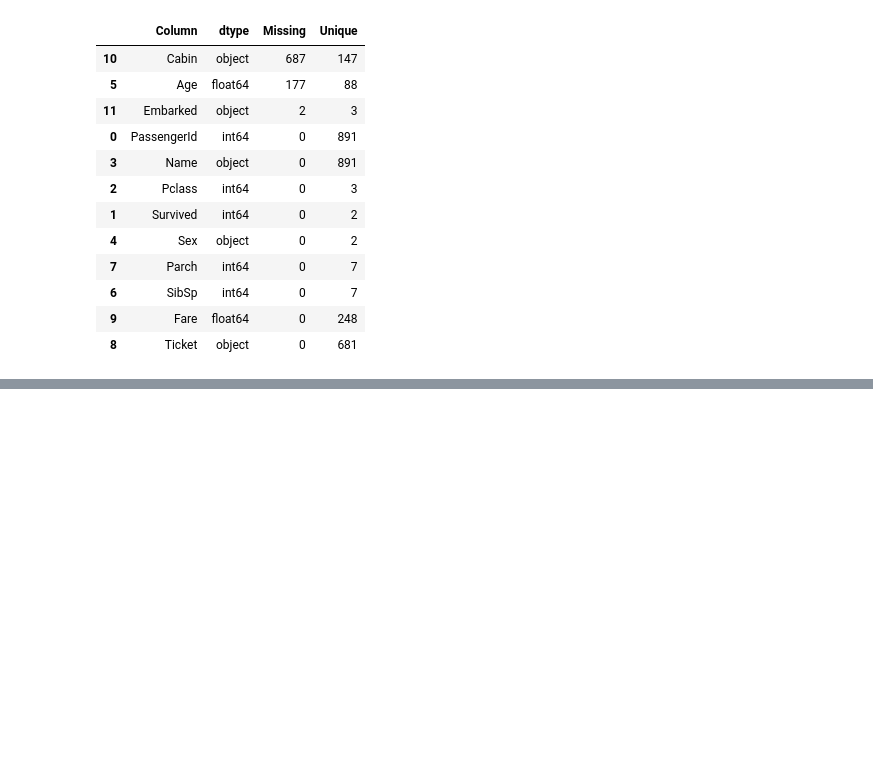
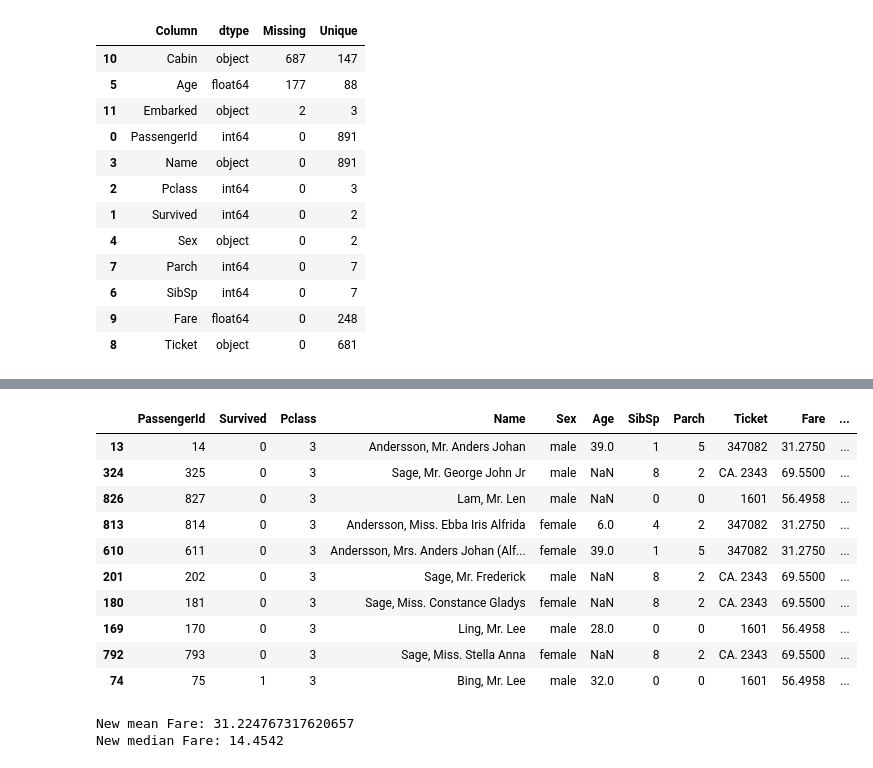
Before and after one commit to dhruvsahu007/titanic_data, a Jupyter notebook: titanic_pandas_assignment.ipynb, the cells around one changed output, grey strips where cells are left out. Cells and saved outputs as stored; diff of their text form; code cells hidden in the pictures; blank space fills up the shorter version.

```diff
--- a/titanic_pandas_assignment.ipynb
+++ b/titanic_pandas_assignment.ipynb
@@ -58,0 +139,14 @@ summary.sort_values("Missing", ascending=False)
+# %%
+#6. Missing value imputation (Age)
+
+df["Age_imputed"] = df["Age"]
+
+medians = df.groupby(["Pclass", "Sex"])["Age"].median()
+
+for (pclass, sex), median in medians.items():
+    df.loc[(df["Age_imputed"].isna()) &
+           (df["Pclass"] == pclass) &
+           (df["Sex"] == sex), "Age_imputed"] = median
+
+print("Missing before:", df["Age"].isna().sum())
+print("Missing after:", df["Age_imputed"].isna().sum())
@@ -58,0 +156,6 @@ summary.sort_values("Missing", ascending=False)
+# %%
+#7. Feature extraction from text (Title)
+
+df["Title"] = df["Name"].str.extract(r",\s*([^\.]+)\.")
+
+df["Title"].value_counts()
@@ -58,0 +182,7 @@ summary.sort_values("Missing", ascending=False)
+# %%
+#8. Family size & IsAlone
+
+df["FamilySize"] = df["SibSp"] + df["Parch"] + 1
+df["IsAlone"] = df["FamilySize"] == 1
+
+df.groupby("IsAlone")["Survived"].mean()
@@ -58,0 +212,7 @@ summary.sort_values("Missing", ascending=False)
+# %%
+#10. String cleaning & parsing (Cabin)
+
+df["Cabin"] = df["Cabin"].fillna("Unknown")
+df["CabinDeck"] = df["Cabin"].apply(lambda x: x[0] if x != "Unknown" else "U")
+
+df.groupby("CabinDeck")["Survived"].mean()
@@ -58,0 +231,33 @@ summary.sort_values("Missing", ascending=False)
+# %%
+#11. Advanced joins / merges
+
+ticket_counts = df["Ticket"].value_counts().reset_index()
+ticket_counts.columns = ["Ticket", "TicketCount"]
+
+df = df.merge(ticket_counts, on="Ticket", how="left")
+df.sort_values("TicketCount", ascending=False).head(10)
+# %% [output]
+|  | PassengerId | Survived | Pclass | Name | Sex | Age | SibSp | Parch | Ticket | Fare | ... |
+| 13 | 14 | 0 | 3 | Andersson, Mr. Anders Johan | male | 39.0 | 1 | 5 | 347082 | 31.2750 | ... |
+| 324 | 325 | 0 | 3 | Sage, Mr. George John Jr | male | NaN | 8 | 2 | CA. 2343 | 69.5500 | ... |
+| 826 | 827 | 0 | 3 | Lam, Mr. Len | male | NaN | 0 | 0 | 1601 | 56.4958 | ... |
+| 813 | 814 | 0 | 3 | Andersson, Miss. Ebba Iris Alfrida | female | 6.0 | 4 | 2 | 347082 | 31.2750 | ... |
+| 610 | 611 | 0 | 3 | Andersson, Mrs. Anders Johan (Alf... | female | 39.0 | 1 | 5 | 347082 | 31.2750 | ... |
+| 201 | 202 | 0 | 3 | Sage, Mr. Frederick | male | NaN | 8 | 2 | CA. 2343 | 69.5500 | ... |
+| 180 | 181 | 0 | 3 | Sage, Miss. Constance Gladys | female | NaN | 8 | 2 | CA. 2343 | 69.5500 | ... |
+| 169 | 170 | 0 | 3 | Ling, Mr. Lee | male | 28.0 | 0 | 0 | 1601 | 56.4958 | ... |
+| 792 | 793 | 0 | 3 | Sage, Miss. Stella Anna | female | NaN | 8 | 2 | CA. 2343 | 69.5500 | ... |
+| 74 | 75 | 1 | 3 | Bing, Mr. Lee | male | 32.0 | 0 | 0 | 1601 | 56.4958 | ... |
+# %%
+#12. Outlier detection (Fare)
+
+fare_threshold = df["Fare"].quantile(0.99)
+
+df["Fare_outlier"] = df["Fare"] > fare_threshold
+df.loc[df["Fare_outlier"], "Fare"] = fare_threshold
+
+print("New mean Fare:", df["Fare"].mean())
+print("New median Fare:", df["Fare"].median())
+# %% [output]
+New mean Fare: 31.224767317620657
+New median Fare: 14.4542
```
Also changed, not shown: parts of 16 cells of this notebook.
